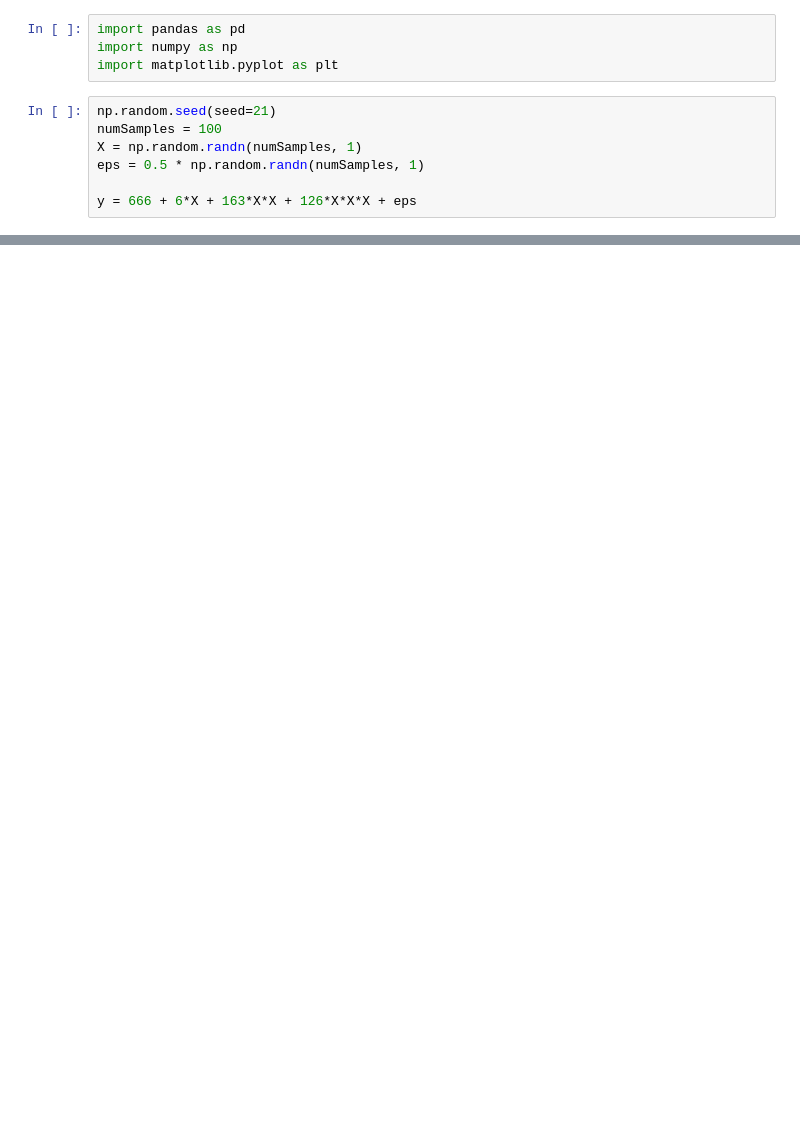
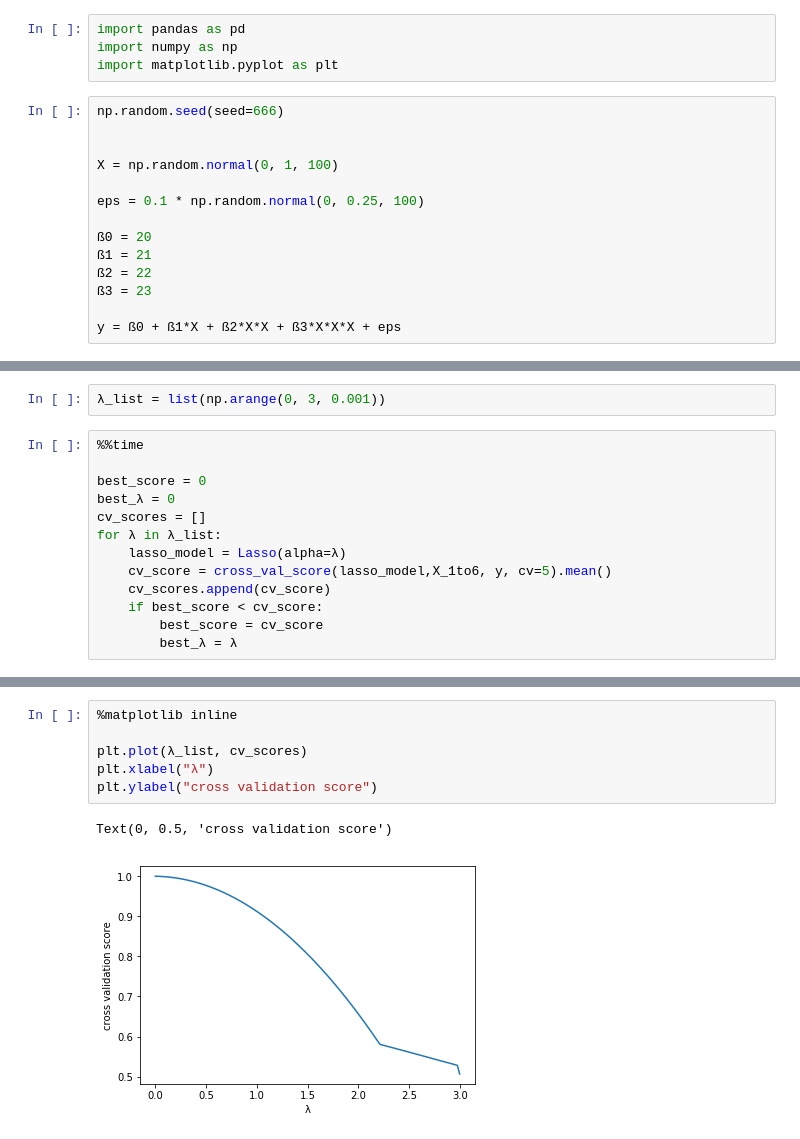
Before and after one commit to SifanGuo/StatisticalLearning, a Jupyter notebook: Assignment4/Asssignment4.ipynb, the cells around one changed output, grey strips where cells are left out. Cells and saved outputs as stored; diff of their text form; blank space fills up the shorter version.

```diff
--- a/Assignment4/Asssignment4.ipynb
+++ b/Assignment4/Asssignment4.ipynb
@@ -12,9 +12,16 @@ import pandas as pd
 import numpy as np
 import matplotlib.pyplot as plt
 # %%
-np.random.seed(seed=21)
-numSamples = 100
-X = np.random.randn(numSamples, 1)
-eps = 0.5 * np.random.randn(numSamples, 1)
+np.random.seed(seed=666)
 
-y = 666 + 6*X + 163*X*X + 126*X*X*X + eps
+
+X = np.random.normal(0, 1, 100)
+
+eps = 0.1 * np.random.normal(0, 0.25, 100)
+
+ß0 = 20
+ß1 = 21
+ß2 = 22
+ß3 = 23
+
+y = ß0 + ß1*X + ß2*X*X + ß3*X*X*X + eps
@@ -38,0 +69,15 @@ X_1to6.head()
+# %%
+λ_list = list(np.arange(0, 3, 0.001))
+# %%
+%%time
+
+best_score = 0
+best_λ = 0
+cv_scores = []
+for λ in λ_list:
+    lasso_model = Lasso(alpha=λ)
+    cv_score = cross_val_score(lasso_model,X_1to6, y, cv=5).mean()
+    cv_scores.append(cv_score)
+    if best_score < cv_score:
+        best_score = cv_score
+        best_λ = λ
@@ -38,0 +86,9 @@ X_1to6.head()
+# %%
+%matplotlib inline
+
+plt.plot(λ_list, cv_scores)
+plt.xlabel("λ")
+plt.ylabel("cross validation score")
+# %% [output]
+Text(0, 0.5, 'cross validation score')
+[figure, added]
```
Also changed, not shown: parts of 10 cells of this notebook.
